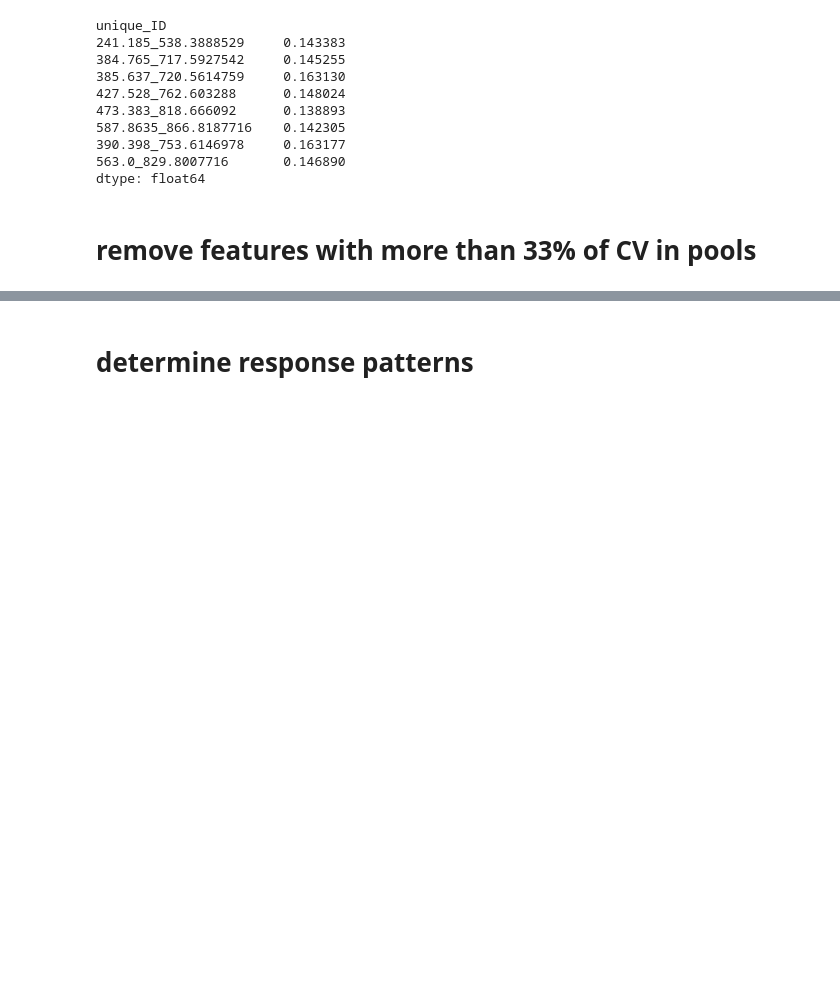
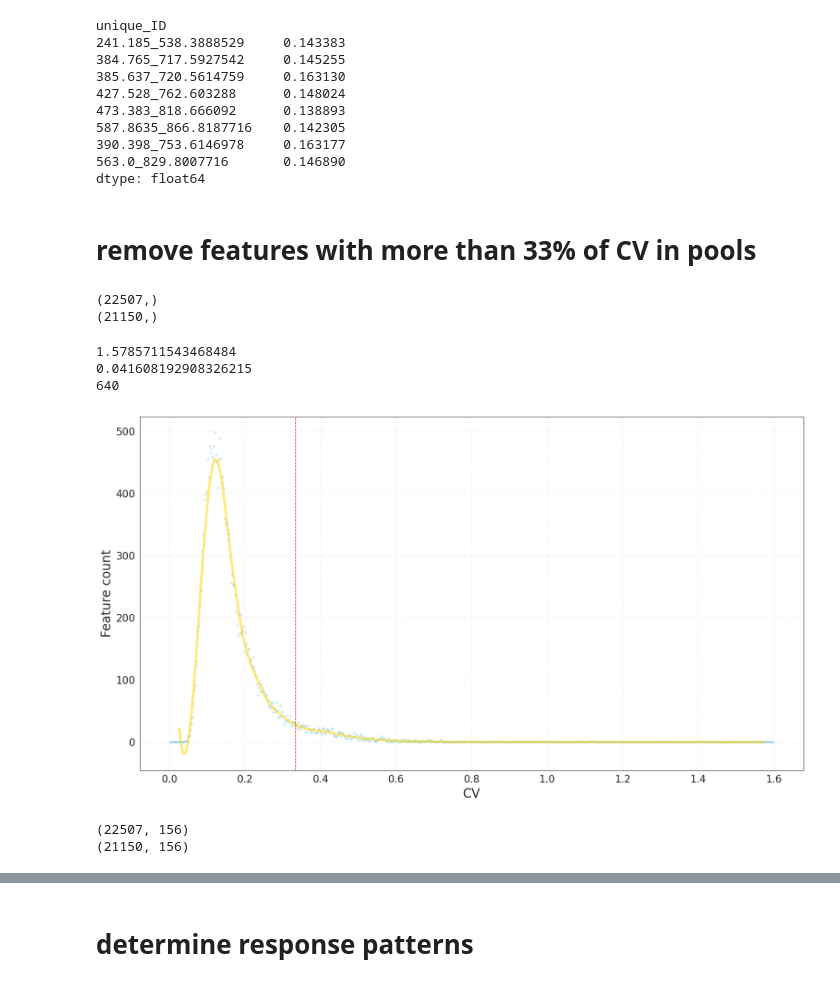
Before and after one commit to adelomana/vigur, a Jupyter notebook: lipidomics/EC072/072 xcms pos.ipynb, the cells around one changed output, grey strips where cells are left out. Cells and saved outputs as stored; diff of their text form; code cells hidden in the pictures; blank space fills up the shorter version.

```diff
--- a/lipidomics/EC072/072 xcms pos.ipynb
+++ b/lipidomics/EC072/072 xcms pos.ipynb
@@ -306,0 +306,59 @@ plot the distribution of cv across all features
+# %%
+df = mqndf.loc[:, pools_IDs]
+
+sb = df.std(axis=1)
+sln = sb*numpy.log(2)
+term = numpy.exp(sln**2)
+cv_mqndf = numpy.sqrt(term - 1)
+# %%
+print(cv_mqndf.index.shape)
+reliable_features = cv_mqndf[cv_mqndf < 1/3].index
+print(reliable_features.shape)
+# %% [output]
+(22507,)
+(21150,)
+# %%
+values = cv_mqndf
+
+print(numpy.max(values))
+print(numpy.min(values))
+
+found_min = 0
+found_max = 1.6
+number_of_bins = int(found_max*400)
+print(number_of_bins)
+
+hist, bin_edges = numpy.histogram(values, bins=number_of_bins, range=(found_min, found_max))
+half_bin = (bin_edges[1] - bin_edges[0])/2
+x = bin_edges + half_bin
+x = x[:-1]
+
+matplotlib.pyplot.plot(x, hist, '.', alpha=1/3, color='skyblue')
+
+margin = 10
+plotting_x = x[margin:number_of_bins-margin]
+plotting_hist = hist[margin:number_of_bins-margin]
+
+yhat = scipy.signal.savgol_filter(plotting_hist, 51, 3)
+matplotlib.pyplot.plot(plotting_x, yhat, '-', lw=4, alpha=1/2, color='gold')
+
+matplotlib.pyplot.xlabel('CV')
+matplotlib.pyplot.ylabel('Feature count')
+matplotlib.pyplot.grid(ls=':', alpha=0.5)
+
+matplotlib.pyplot.axvline(x=1/3, lw=1, ls='--', color='tab:red')
+
+matplotlib.pyplot.tight_layout()
+matplotlib.pyplot.show()
+# %% [output]
+1.5785711543468484
+0.041608192908326215
+640
+[figure, added]
+# %%
+print(mqndf.shape)
+mqndf = mqndf.loc[reliable_features, :]
+print(mqndf.shape)
+# %% [output]
+(22507, 156)
+(21150, 156)
```
Also changed, not shown: parts of 14 cells of this notebook.
